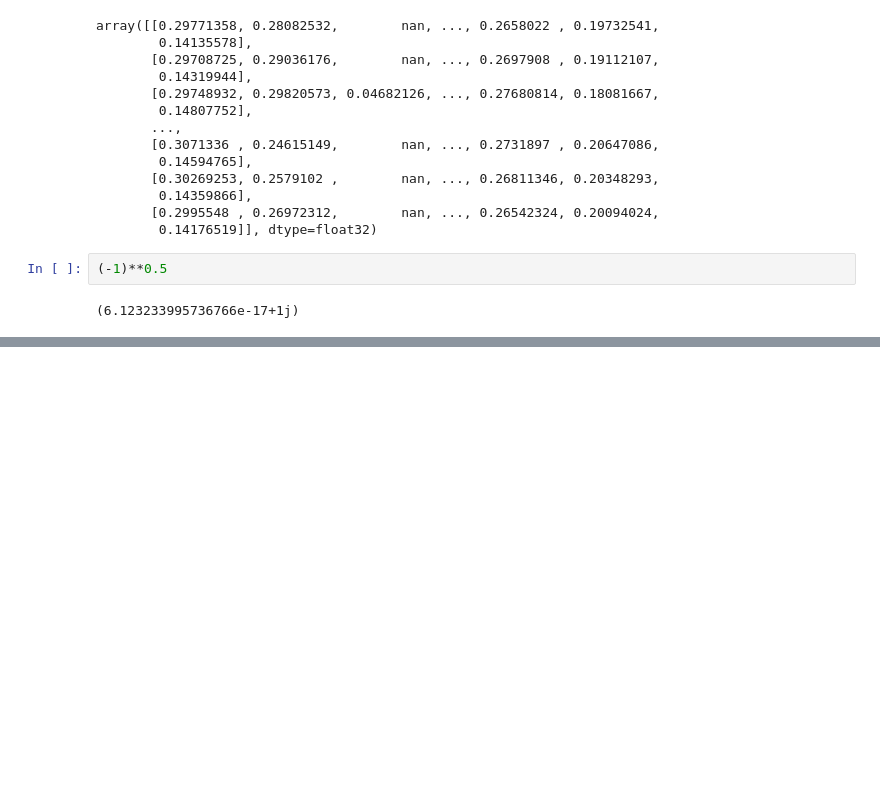
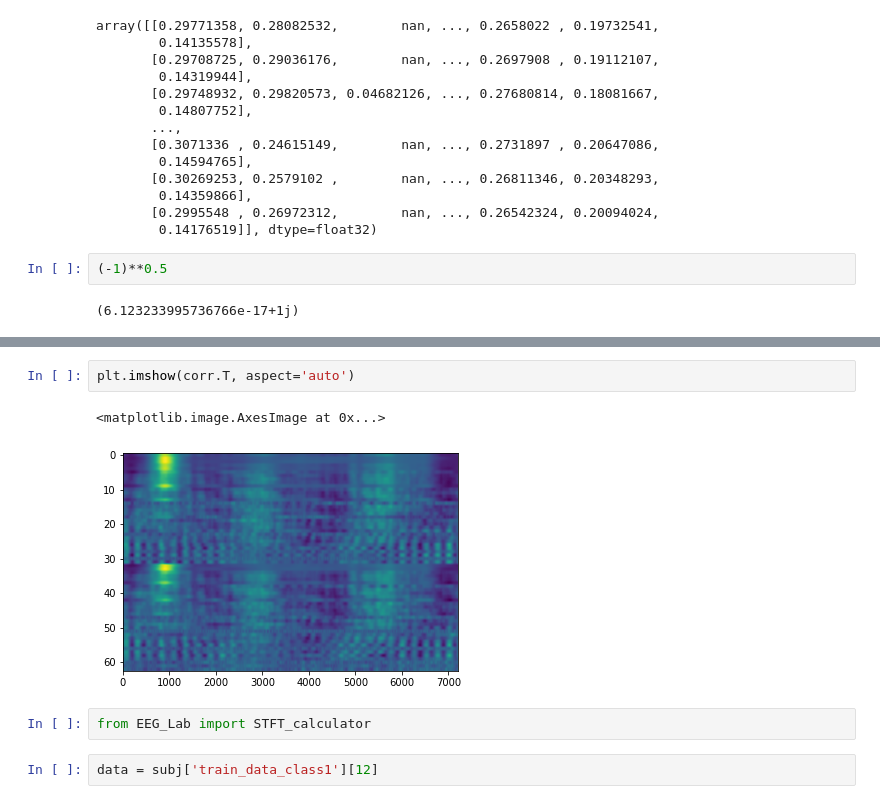
Before and after one commit to alifele/Brain_Computer_Interface, a Jupyter notebook: correlator.ipynb, the cells around one changed output, grey strips where cells are left out. Saved outputs shown, nothing was run; the diff lists cells and outputs as text; blank space fills up the shorter version.

```diff
--- a/correlator.ipynb
+++ b/correlator.ipynb
@@ -184,0 +199,9 @@ array([[0.29771358, 0.28082532,        nan, ..., 0.2658022 , 0.19732541,
+# %%
+plt.imshow(corr.T, aspect='auto')
+# %% [output]
+<matplotlib.image.AxesImage at 0x...>
+[figure, added]
+# %%
+from EEG_Lab import STFT_calculator
+# %%
+data = subj['train_data_class1'][12]
```
Also changed, not shown: parts of 23 cells of this notebook.
